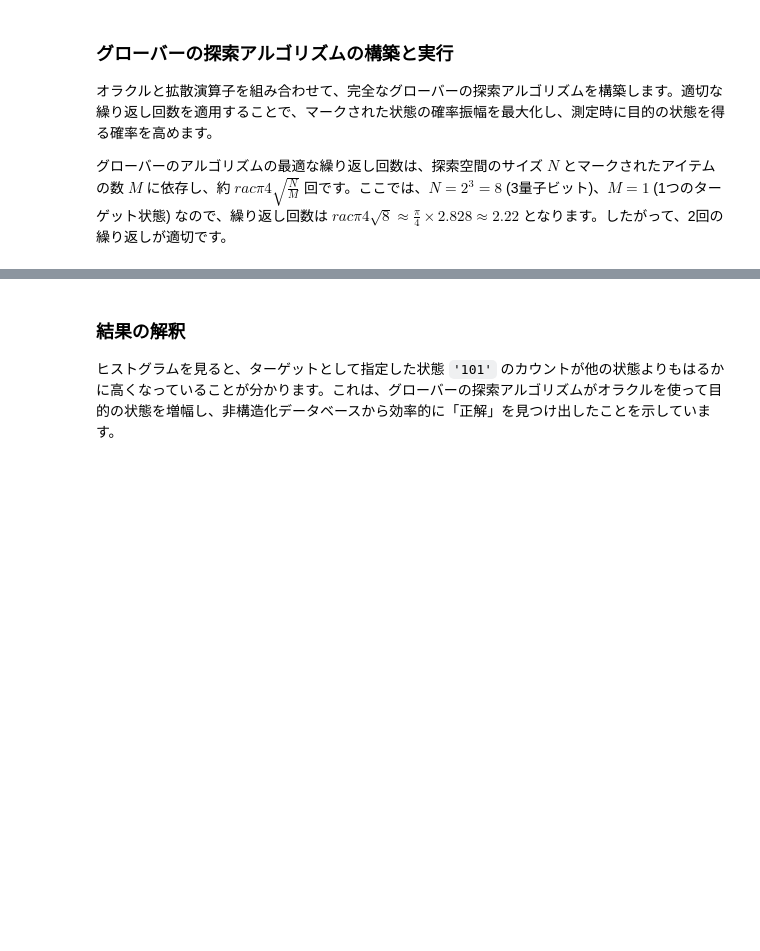
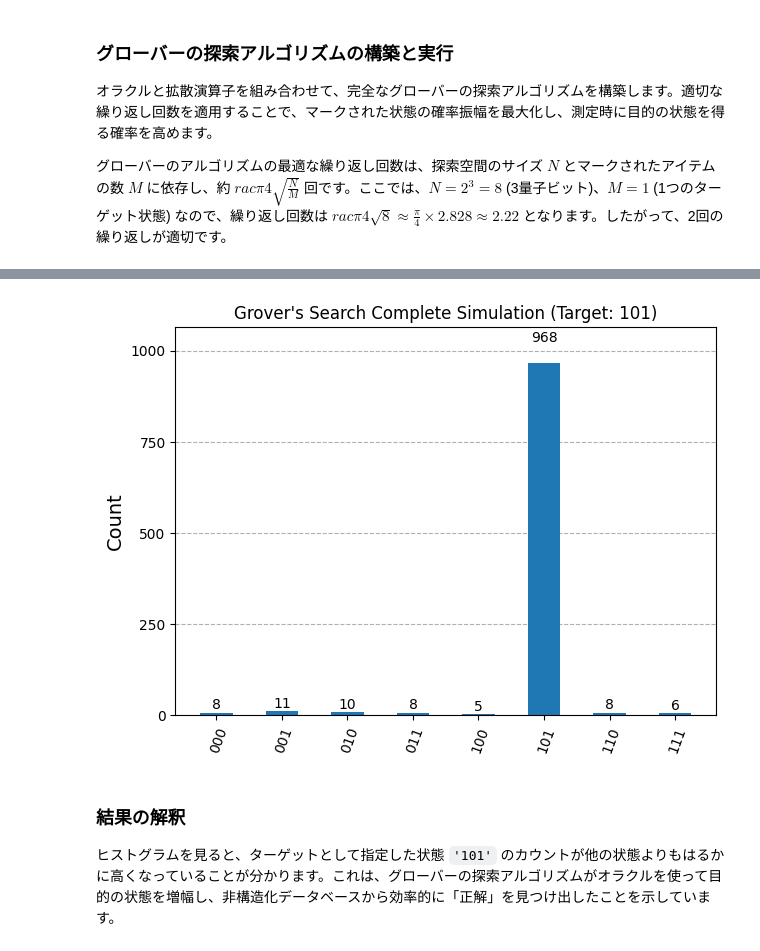
Before and after one commit to degital-secretary/Personal_Bell_Tests, a Jupyter notebook: huru_ipynb_のコピー.ipynb, the cells around one changed output, grey strips where cells are left out. Cells and saved outputs as stored; diff of their text form; code cells hidden in the pictures; blank space fills up the shorter version.

```diff
--- a/huru_ipynb_のコピー.ipynb
+++ b/huru_ipynb_のコピー.ipynb
@@ -1417,0 +1422,73 @@ c: 3/═════════════════════════
+# %%
+from qiskit import QuantumCircuit, transpile
+from qiskit_aer import AerSimulator
+from qiskit.visualization import plot_histogram
+import numpy as np
+
+def run_grover_search(num_qubits, target_state_binary, num_iterations=2):
+    # 1. 量子回路の初期化（量子ビット数と古典ビット数を指定）
+    grover_circuit = QuantumCircuit(num_qubits, num_qubits)
+
+    # 2. 初期状態の作成：すべての量子ビットを等確率の重ね合わせ状態にする
+    grover_circuit.h(range(num_qubits))
+    grover_circuit.barrier()
+
+    # 3. グローバーの繰り返し（オラクルと拡散演算子の適用）
+    for _ in range(num_iterations):
+        # --- [オラクル部] ---
+        # ターゲット状態でMCX（多制御Xゲート）が働くように、'0'のビットを反転
+        for i, bit in enumerate(reversed(target_state_binary)):
+            if bit == '0':
+                grover_circuit.x(i)
+
+        # 最後の量子ビットにHゲートを適用してMCXを位相フリップ（MCZ）のように作用させる
+        grover_circuit.h(num_qubits - 1)
+        grover_circuit.mcx(list(range(num_qubits - 1)), num_qubits - 1)
+        grover_circuit.h(num_qubits - 1)
+
+        # Xゲートによる反転を元に戻す
+        for i, bit in enumerate(reversed(target_state_binary)):
+            if bit == '0':
+                grover_circuit.x(i)
+        grover_circuit.barrier()
+
+        # --- [拡散演算子（振幅増幅）部] ---
+        grover_circuit.h(range(num_qubits))
+        grover_circuit.x(range(num_qubits))
+
+        # 多制御ZをMCXとHゲートで実装
+        grover_circuit.h(num_qubits - 1)
+        grover_circuit.mcx(list(range(num_qubits - 1)), num_qubits - 1)
+        grover_circuit.h(num_qubits - 1)
+
+        grover_circuit.x(range(num_qubits))
+        grover_circuit.h(range(num_qubits))
+        grover_circuit.barrier()
+
+    # 4. 測定
+    grover_circuit.measure(range(num_qubits), range(num_qubits))
+
+    return grover_circuit
+
+# パラメータ設定
+n_qubits = 3
+target_pattern = '101' # ターゲット：5 (101)
+
+# 回路の生成と描画
+qc_full_grover = run_grover_search(n_qubits, target_pattern, num_iterations=2)
+print("=== グローバーの探索アルゴリズム全体回路 ===")
+print(qc_full_grover.draw(output='text'))
+
+# シミュレーターでの実行
+sim = AerSimulator()
+transpiled_qc = transpile(qc_full_grover, sim)
+job = sim.run(transpiled_qc, shots=1024)
+result = job.result()
+counts = result.get_counts(qc_full_grover)
+
+print(f"\n測定結果: {counts}")
+
+# ヒストグラムの描画
+fig = plot_histogram(counts, title=f"Grover's Search Complete Simulation (Target: {target_pattern})")
+display(fig)
+# %% [output]
@@ -1418,3 +1512,4 @@ c: 3/═════════════════════════
+[figure, added]
 # %% [markdown]
 ### 結果の解釈
 
```
Also changed, not shown: parts of 17 cells of this notebook.
